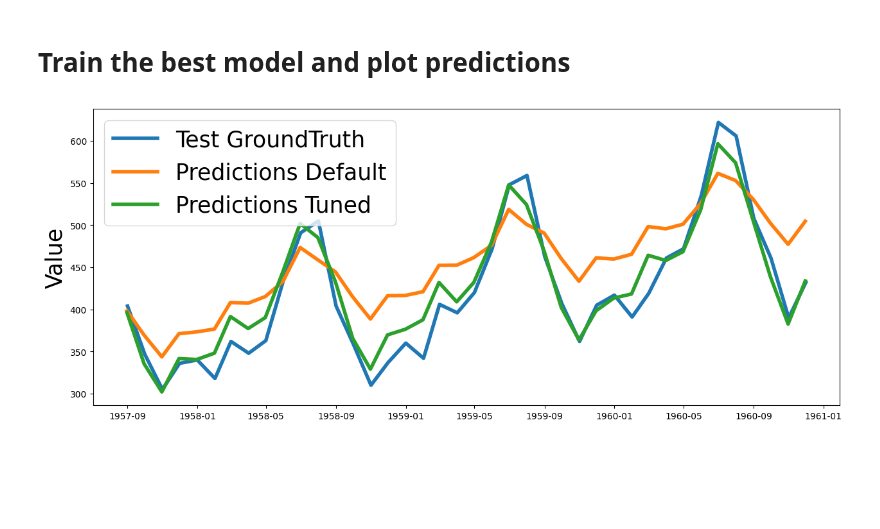
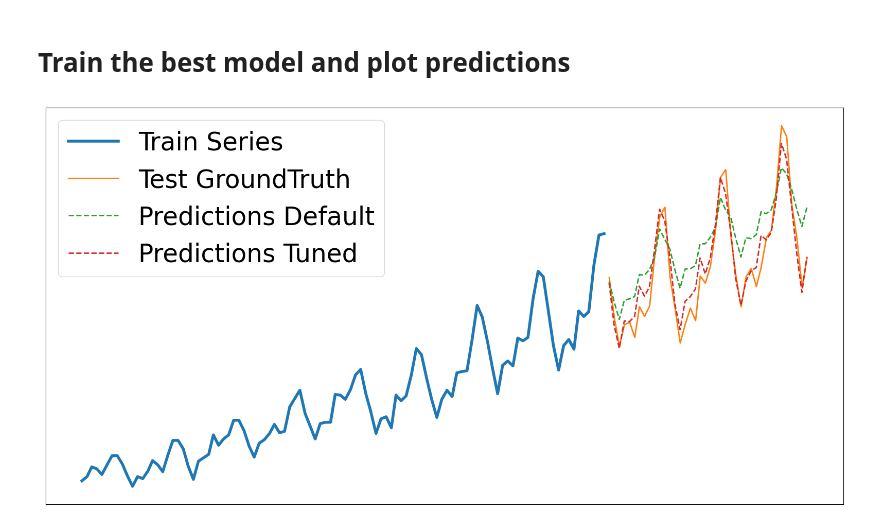
Before and after one commit to ARM-software/mango, a Jupyter notebook: examples/timeseries/Prophet_Example_1.ipynb, the cells around one changed output. Cells and saved outputs as stored; diff of their text form; code cells hidden in the pictures; blank space fills up the shorter version.

Commit message:
plots for prophet tuning example

```diff
--- a/examples/timeseries/Prophet_Example_1.ipynb
+++ b/examples/timeseries/Prophet_Example_1.ipynb
@@ -196,17 +195,19 @@ predictions_tuned = forecast.tail(Test_size)
 # %%
 from matplotlib import pyplot as plt
 
 f = plt.figure()
-f.set_figwidth(15)
-f.set_figheight(6)
+f.set_figwidth(20)
+f.set_figheight(10)
 
-plt.plot(pd.to_datetime(test_df['ds']), test_df['y'], linewidth = 4, label = "Test GroundTruth")
-plt.plot(predictions['ds'], predictions['yhat'], linewidth = 4, label = "Predictions Default")
-plt.plot(predictions_tuned['ds'], predictions_tuned['yhat'], linewidth = 4, label = "Predictions Tuned")
+plt.plot(pd.to_datetime(train_df['ds']), train_df['y'], linewidth = 4, label = "Train Series")
+plt.plot(pd.to_datetime(test_df['ds']), test_df['y'], linewidth = 2, label = "Test GroundTruth")
+plt.plot(predictions['ds'], predictions['yhat'], linewidth = 2, label = "Predictions Default", linestyle='dashed')
+plt.plot(predictions_tuned['ds'], predictions_tuned['yhat'], linewidth = 2, label = "Predictions Tuned", linestyle='dashed')
 
-plt.legend(fontsize=25)
-plt.ylabel('Value', fontsize = 25)
-#plt.xticks([])
+plt.legend(fontsize=35)
+#plt.ylabel('Value', fontsize = 25)
+plt.xticks([])
+plt.yticks([])
 plt.show()
 # %% [output]
-[figure, old version]
+[figure, new version]
```
Also changed, not shown: parts of 1 cell of this notebook.
